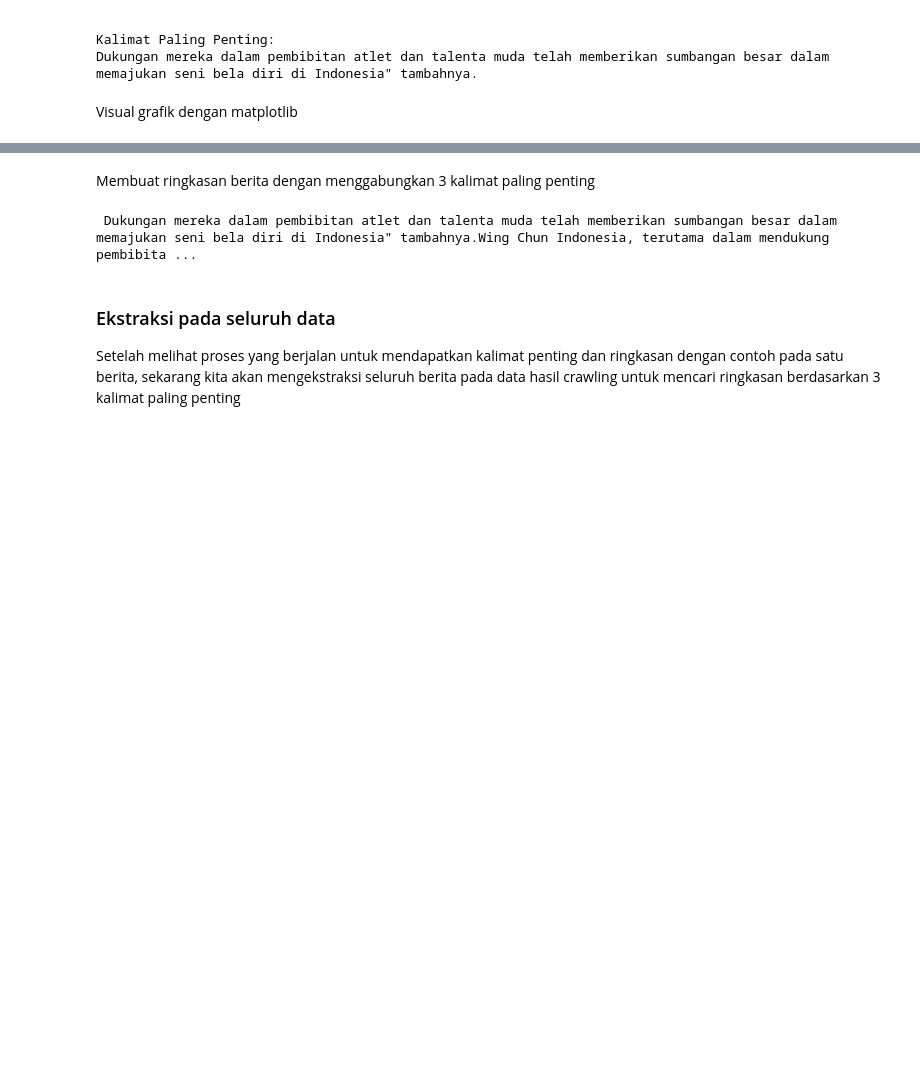
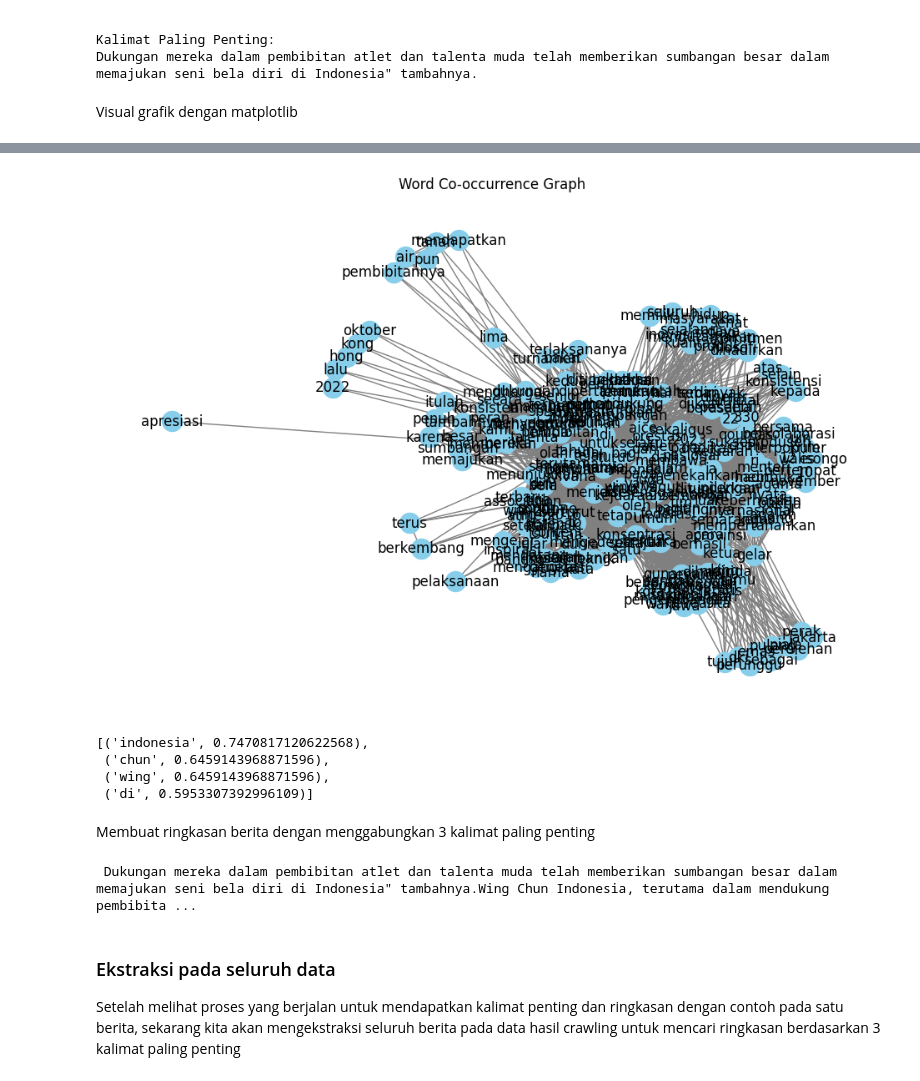
Before and after one commit to ahmadfaikh/jupyter, a Jupyter notebook: _build/jupyter_execute/crawl_detik_fix.ipynb, the cells around one changed output, grey strips where cells are left out. Saved outputs shown, nothing was run; the diff lists cells and outputs as text; code cells hidden in the pictures; blank space fills up the shorter version.

```diff
--- a/_build/jupyter_execute/crawl_detik_fix.ipynb
+++ b/_build/jupyter_execute/crawl_detik_fix.ipynb
@@ -285,3 +362,47 @@ plt.show()
+# %%
+import networkx as nx
+import matplotlib.pyplot as plt
+
+# Create a graph from the word relationship table
+def create_graph_from_table(word_relationship_table):
+    # Initialize an undirected graph
+    G = nx.Graph()
+
+    # Add nodes and edges to the graph
+    for word1 in word_relationship_table.index:
+        for word2 in word_relationship_table.columns:
+            if word_relationship_table.at[word1, word2] == 1 and word1 != word2:
+                G.add_edge(word1, word2)
+
+    return G
+
+# Create the graph
+word_graph = create_graph_from_table(word_relationship_table)
+
+# Draw the graph
+plt.figure(figsize=(12, 8))
+nx.draw_networkx(word_graph, with_labels=True, node_color='skyblue', edge_color='gray')
+plt.title("Word Co-occurrence Graph")
+plt.axis('off')  # Hide the axes
+plt.show()
+# %% [output]
+[figure, added]
+# %%
+# Calculate degree centrality for each node in the graph
+centrality = nx.degree_centrality(word_graph)
+
+# Convert the centrality dictionary to a sorted list of tuples
+sorted_centrality = sorted(centrality.items(), key=lambda item: item[1], reverse=True)
+
+# Get the top 3 most central words
+top_3_words = sorted_centrality[:4]
+
+top_3_words
+# %% [output]
+[('indonesia', 0.7470817120622568),
+ ('chun', 0.6459143968871596),
+ ('wing', 0.6459143968871596),
+ ('di', 0.5953307392996109)]
 # %% [markdown]
 Membuat ringkasan berita dengan menggabungkan 3 kalimat paling penting
 # %%
```
Also changed, not shown: parts of 6 cells of this notebook, 9 other files.
